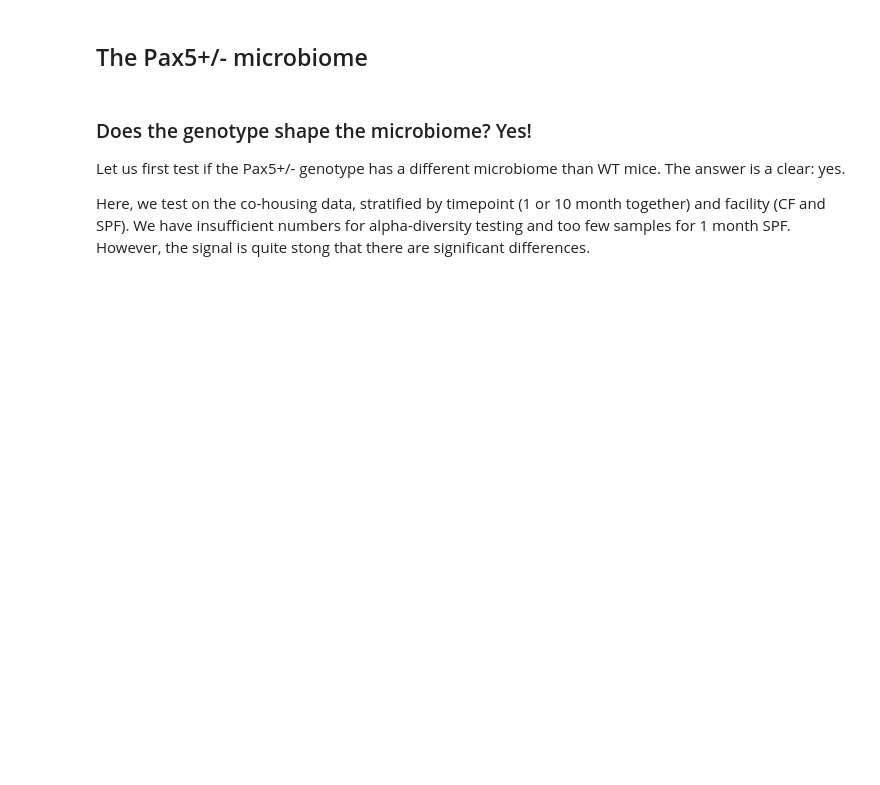
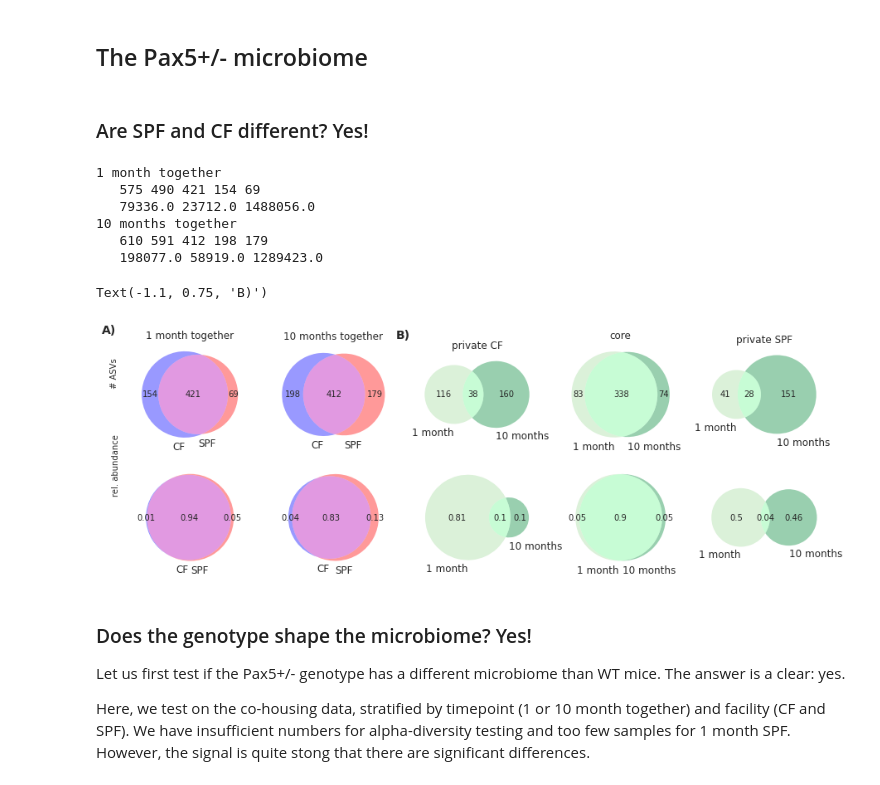
Before and after one commit to jlab/microbiome_pax5, a Jupyter notebook: 4Cohorts/pax5_cohousing_abx_bmt.ipynb, the cells around one changed output. Saved outputs shown, nothing was run; the diff lists cells and outputs as text; code cells hidden in the pictures; blank space fills up the shorter version.

```diff
--- a/4Cohorts/pax5_cohousing_abx_bmt.ipynb
+++ b/4Cohorts/pax5_cohousing_abx_bmt.ipynb
@@ -446,6 +494,71 @@ _savefig(chart, 'figure1A_cohousing_studydesign')
 [figure]
 # %% [markdown]
 ## The Pax5+/- microbiome
+# %% [markdown]
+### Are SPF and CF different? Yes!
+# %%
+fig, axes = plt.subplots(2, 5, figsize=(15, 5))
+bac_sets = dict()
+for i, (tp, g) in enumerate(meta[(meta['cohort'] == 'cohousing') & (meta['host_scientific_name'] == 'Mus musculus')].groupby('tp_title')):
+    if tp not in bac_sets:
+        bac_sets[tp] = dict()
+
+    print(tp)
+    # features
+    bac_sets[tp]['CF']  = {seq for seq, cnts in (res_all['rarefaction']['results'].loc[:, g[(g['facility'] == 'CF' )].index].fillna(0) > 0).sum(axis=1).iteritems() if cnts >= 5}
+    bac_sets[tp]['SPF'] = {seq for seq, cnts in (res_all['rarefaction']['results'].loc[:, g[(g['facility'] == 'SPF')].index].fillna(0) > 0).sum(axis=1).iteritems() if cnts >= 5}
+    bac_sets[tp]['privateCF']  = bac_sets[tp]['CF'] - bac_sets[tp]['SPF']
+    bac_sets[tp]['privateSPF'] = bac_sets[tp]['SPF'] - bac_sets[tp]['CF']
+    bac_sets[tp]['core'] = bac_sets[tp]['SPF'] & bac_sets[tp]['CF']
+    print('  ', len(bac_sets[tp]['CF']), len(bac_sets[tp]['SPF']), len(bac_sets[tp]['core']), len(bac_sets[tp]['privateCF']), len(bac_sets[tp]['privateSPF']))
+    venn2([bac_sets[tp]['CF'], bac_sets[tp]['SPF']], set_labels=('CF', 'SPF'), set_colors=('#0000ff', '#ff0000'), ax=axes[0][i])
+    axes[0][i].set_title(tp)
+
+    # abundances
+    bugs_only_cf  = res_all['rarefaction']['results'].loc[bac_sets[tp]['privateCF'], g.index].fillna(0).sum().sum()
+    bugs_only_spf = res_all['rarefaction']['results'].loc[bac_sets[tp]['privateSPF'], g.index].fillna(0).sum().sum()
+    bugs_shared = res_all['rarefaction']['results'].loc[bac_sets[tp]['core'], g.index].fillna(0).sum().sum()
+    total_reads = bugs_only_cf + bugs_only_spf + bugs_shared
+    print('  ', bugs_only_cf, bugs_only_spf, bugs_shared)
+
+    venn2({'01': float('%.2f' % (bugs_only_cf / total_reads)),
+           '10': float('%.2f' % (bugs_only_spf / total_reads)),
+           '11': float('%.2f' % (bugs_shared / total_reads))}, set_labels=('CF', 'SPF'), set_colors=('#0000ff', '#ff0000'), ax=axes[1][i])
+
+col_tp = ('#a6dba0', '#008837')
+for i, facility in [(2, 'CF'), (3, 'core'), (4, 'SPF')]:
+    labels = ('1 month', '10 months')
+    key_facility = 'private%s' % facility
+    if facility == 'core':
+        key_facility = 'core'
+    venn2([bac_sets['1 month together'][key_facility], bac_sets['10 months together'][key_facility]], ax=axes[0][i], set_labels=labels, set_colors=col_tp)
+    axes[0][i].set_title(key_facility.replace('private', 'private '))
+    early = res_all['rarefaction']['results'].loc[bac_sets['1 month together'][key_facility] -
+                                                  bac_sets['10 months together'][key_facility], g.index].fillna(0).sum().sum()
+    shared = res_all['rarefaction']['results'].loc[bac_sets['10 months together'][key_facility] &
+                                                   bac_sets['1 month together'][key_facility], g.index].fillna(0).sum().sum()
+    late = res_all['rarefaction']['results'].loc[bac_sets['10 months together'][key_facility] -
+                                                 bac_sets['1 month together'][key_facility], g.index].fillna(0).sum().sum()
+    venn2({'01': float('%.2f' % (early / (early + shared + late))),
+           '10': float('%.2f' % (late / (early + shared + late))),
+           '11': float('%.2f' % (shared / (early + shared + late)))}, ax=axes[1][i], set_labels=labels, set_colors=col_tp)
+
+axes[0][0].text(-1.0, 0.1, "# ASVs", rotation=90)
+axes[1][0].text(-1.0, 0.3, "rel. abundance", rotation=90)
+
+axes[0][0].text(-1.1, 0.75, "A)", rotation=0, fontsize=14, fontweight='bold')
+axes[0][2].text(-1.1, 0.75, "B)", rotation=0, fontsize=14, fontweight='bold')
+
+#_savefig(fig, 'venn_cohousing')
+# %% [output]
+1 month together
+   575 490 421 154 69
+   79336.0 23712.0 1488056.0
+10 months together
+   610 591 412 198 179
+   198077.0 58919.0 1289423.0
+Text(-1.1, 0.75, 'B)')
+[figure, added]
 # %% [markdown]
 ### Does the genotype shape the microbiome? Yes!
 Let us first test if the Pax5+/- genotype has a different microbiome than WT mice. The answer is a clear: yes.
```
Also changed, not shown: parts of 11 cells of this notebook, 3 other files.
